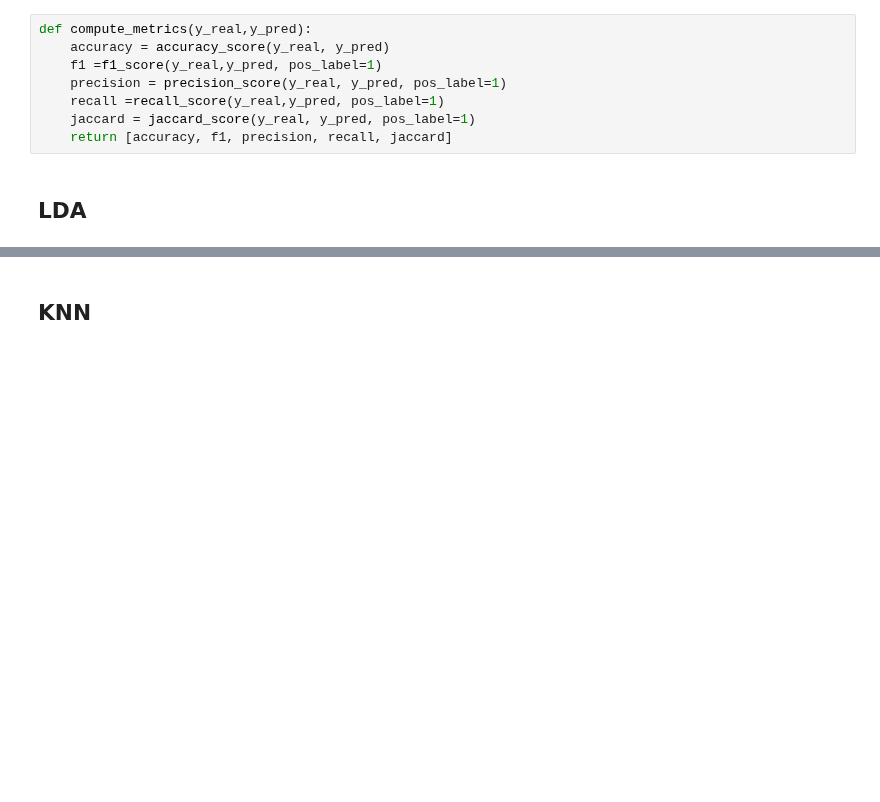
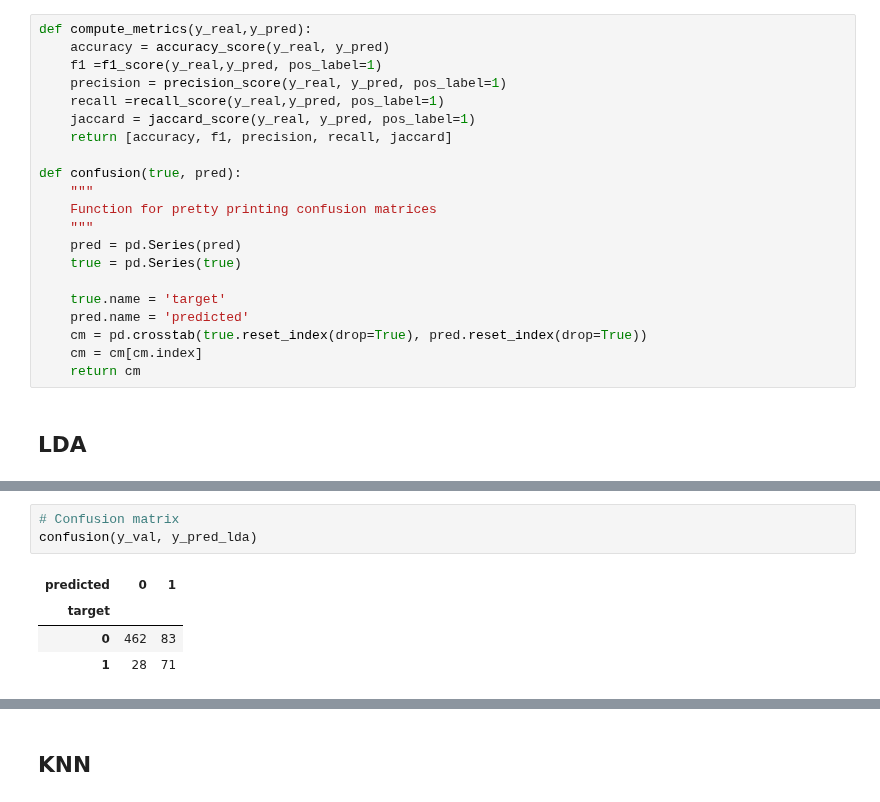
Before and after one commit to zivkovicbogdana/breast-cancer-prediction, a Jupyter notebook: analysis.ipynb, the cells around one changed output, grey strips where cells are left out. Cells and saved outputs as stored; diff of their text form; blank space fills up the shorter version.

```diff
--- a/analysis.ipynb
+++ b/analysis.ipynb
@@ -162,6 +163,19 @@ def compute_metrics(y_real,y_pred):
     recall =recall_score(y_real,y_pred, pos_label=1)
     jaccard = jaccard_score(y_real, y_pred, pos_label=1)
     return [accuracy, f1, precision, recall, jaccard]
+
+def confusion(true, pred):
+    """
+    Function for pretty printing confusion matrices
+    """
+    pred = pd.Series(pred)
+    true = pd.Series(true)
+
+    true.name = 'target'
+    pred.name = 'predicted'
+    cm = pd.crosstab(true.reset_index(drop=True), pred.reset_index(drop=True))
+    cm = cm[cm.index]
+    return cm
 # %% [markdown]
 ## LDA
 # %%
@@ -178,3 +192,11 @@ results_df
+# %%
+# Confusion matrix
+confusion(y_val, y_pred_lda)
+# %% [output]
+| predicted | 0 | 1 |
+| target |  |  |
+| 0 | 462 | 83 |
+| 1 | 28 | 71 |
 # %%
 # Exploring LDA
 X_transformed = lda_model.transform(X_train)
```
Also changed, not shown: parts of 16 cells of this notebook.
